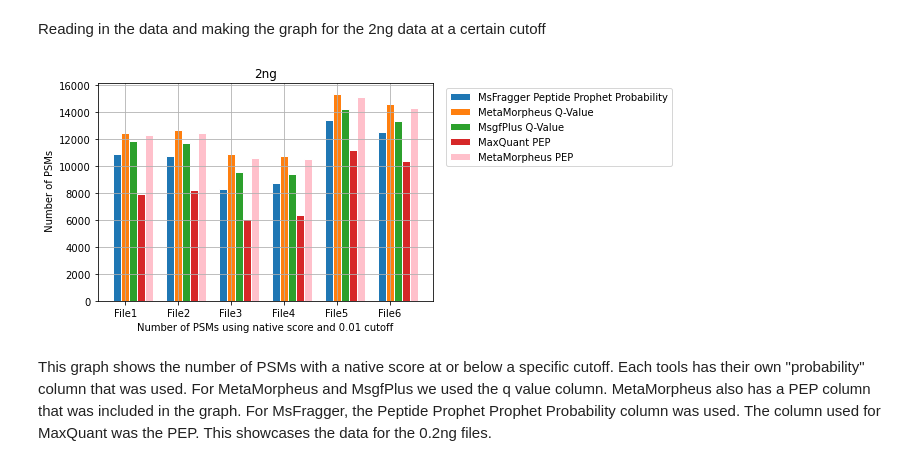
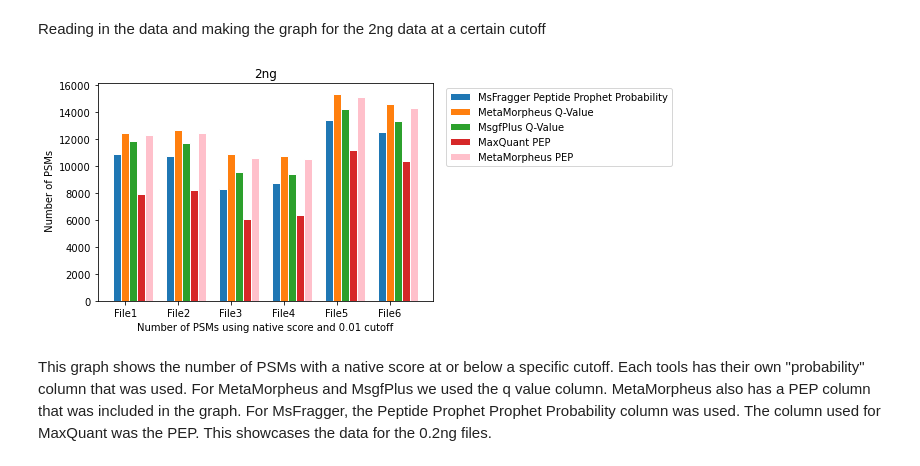
Before and after one commit to PayneLab/SingleCellBenchMark, a Jupyter notebook: Make_Figure_1.ipynb, the cells around one changed output. Drawn from its saved outputs; the diff is of its cells as text; code cells hidden in the pictures.

```diff
--- a/Make_Figure_1.ipynb
+++ b/Make_Figure_1.ipynb
@@ -90,36 +90,35 @@ msf_prob = [File1['msf'], File2['msf'], File3['msf'], File4['msf'], File5['msf']
 MM_PEP = [File1['MM_PEP'], File2['MM_PEP'], File3['MM_PEP'], File4['MM_PEP'], File5['MM_PEP'], File6['MM_PEP']]
 MM_qval = [File1['MM_QVal'], File2['MM_QVal'], File3['MM_QVal'], File4['MM_QVal'], File5['MM_QVal'], File6['MM_QVal']]
 msg_qval = [File1['msg_QVal'], File2['msg_QVal'], File3['msg_QVal'], File4['msg_QVal'], File5['msg_QVal'], File6['msg_QVal']]
 mq_PEP = [File1['MQ_PEP'], File2['MQ_PEP'], File3['MQ_PEP'], File4['MQ_PEP'], File5['MQ_PEP'], File6['MQ_PEP']]
 
 # Set position of bar on X axis
 r1 = np.arange(len(msf_prob))
 r2 = [x + barWidth for x in r1]
 r3 = [x + barWidth for x in r2]
 r4 = [x + barWidth for x in r3]
 r5 = [x + barWidth for x in r4]
 
 # Make the plot
 plt.bar(r1, msf_prob, width=barWidth, edgecolor='white', label='MsFragger Peptide Prophet Probability')
 plt.bar(r2, MM_qval, width=barWidth, edgecolor='white', label='MetaMorpheus Q-Value')
 plt.bar(r3, msg_qval, width=barWidth, edgecolor='white', label='MsgfPlus Q-Value')
 plt.bar(r4, mq_PEP, width=barWidth, edgecolor='white', label='MaxQuant PEP')
 plt.bar(r5, MM_PEP, width=barWidth, color = "#FFC0CB", edgecolor='white', label='MetaMorpheus PEP')
 
 # Add xticks on the middle of the group bars
 plt.ylabel(' Number of PSMs')
 plt.xlabel('Number of PSMs using native score and 0.01 cutoff')
 plt.title('2ng')
 plt.xticks([r + barWidth for r in range(len(msf_prob))], ['File1', 'File2', 'File3', 'File4', 'File5', 'File6'])
 
 # Create legend & Show graphic
 plt.legend(loc = "upper right", bbox_to_anchor=(1.73, 1))
-plt.grid()
 figure1_1 = plt.gcf()
-#figure1_1.savefig('2ng_PSM_native_score.png', dpi=300, bbox_inches='tight')
+figure1_1.savefig('2ng_PSM_native_score.png', dpi=300, bbox_inches='tight')
 plt.show()
 # %% [output]
-[figure, old version]
+[figure, new version]
 # %% [markdown]
 This graph shows the number of PSMs with a native score at or below a specific cutoff. Each tools has their own "probability" column that was used. For MetaMorpheus and MsgfPlus we used the q value column. MetaMorpheus also has a PEP column that was included in the graph. For MsFragger, the Peptide Prophet Prophet Probability column was used. The column used for MaxQuant was the PEP.
 This showcases the data for the 0.2ng files.
```
Also changed, not shown: parts of 1 cell of this notebook, 1 other file.
